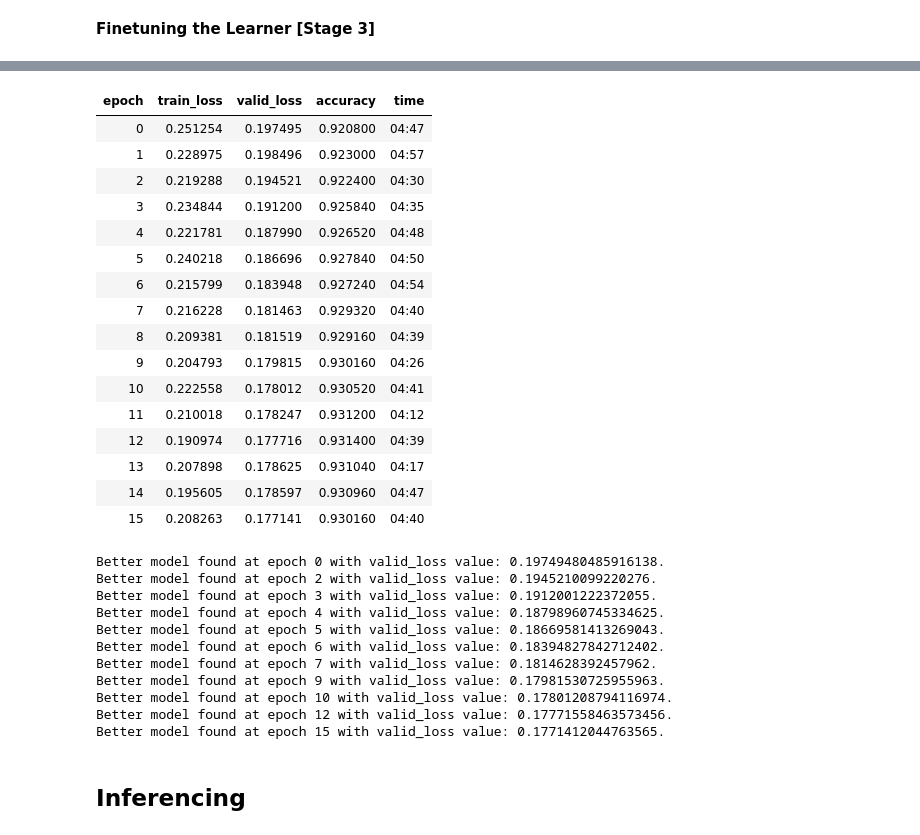
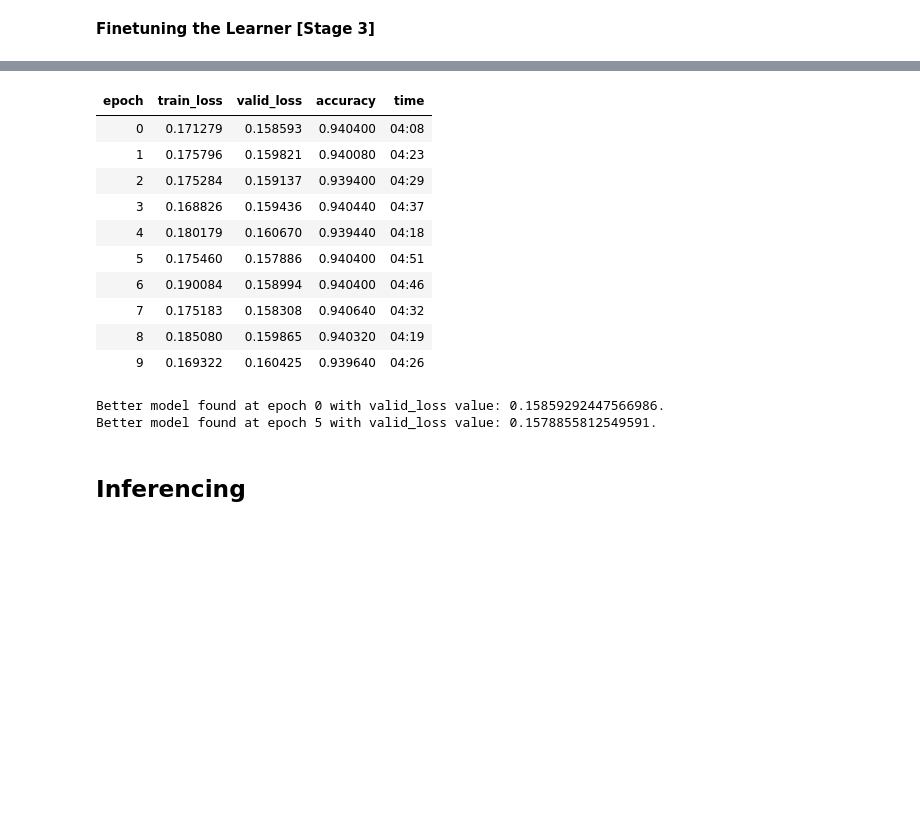
Before and after one commit to rdutta1999/IMDB-Reviews-Classification, a Jupyter notebook: IMDB-Reviews-Classification.ipynb, the cells around one changed output, grey strips where cells are left out. Drawn from its saved outputs; the diff is of its cells as text; code cells hidden in the pictures; blank space fills up the shorter version.

```diff
--- a/IMDB-Reviews-Classification.ipynb
+++ b/IMDB-Reviews-Classification.ipynb
@@ -251,5 +276,5 @@ LR Finder is complete, type {learner_name}.recorder.plot() to see the graph.
 # %%
-learning_rate = slice(1e-2)
+learning_rate = 1e-2
 learn_class.fit_one_cycle(5, max_lr = learning_rate, moms = (0.8,0.7))
 # %% [output]
 | epoch | train_loss | valid_loss | accuracy | time |
@@ -283,5 +310,5 @@ LR Finder is complete, type {learner_name}.recorder.plot() to see the graph.
 # %%
-learning_rate = slice(1e-5, 1e-4)
-learn_class.fit_one_cycle(8, max_lr = learning_rate, moms = (0.8,0.7))
+learning_rate = slice(1e-3/(2.6**4), 1e-3)
+learn_class.fit_one_cycle(5, max_lr = learning_rate, moms = (0.8,0.7))
 # %% [output]
 | epoch | train_loss | valid_loss | accuracy | time |
@@ -318,5 +342,5 @@ LR Finder is complete, type {learner_name}.recorder.plot() to see the graph.
 # %%
-learning_rate = slice(1e-6, 1e-5)
-learn_class.fit_one_cycle(11, max_lr = learning_rate, moms = (0.8,0.7))
+learning_rate = slice(1e-4/(2.6**4), 1e-4)
+learn_class.fit_one_cycle(5, max_lr = learning_rate, moms = (0.8,0.7))
 # %% [output]
 | epoch | train_loss | valid_loss | accuracy | time |
@@ -356,35 +374,20 @@ LR Finder is complete, type {learner_name}.recorder.plot() to see the graph.
 # %%
-learning_rate = slice(1e-6, 1e-4)
-learn_class.fit_one_cycle(16, max_lr = learning_rate, moms = (0.8,0.7), callbacks = SaveModelCallback(learn_class, name = 'lc_unfreezed_stage3'))
+learning_rate = slice(1e-5/(2.6**4), 1e-5)
+learn_class.fit_one_cycle(10, max_lr = learning_rate, moms = (0.8,0.7), callbacks = SaveModelCallback(learn_class, name = 'lc_unfreezed_stage3'))
 # %% [output]
 | epoch | train_loss | valid_loss | accuracy | time |
-| 0 | 0.251254 | 0.197495 | 0.920800 | 04:47 |
-| 1 | 0.228975 | 0.198496 | 0.923000 | 04:57 |
-| 2 | 0.219288 | 0.194521 | 0.922400 | 04:30 |
-| 3 | 0.234844 | 0.191200 | 0.925840 | 04:35 |
-| 4 | 0.221781 | 0.187990 | 0.926520 | 04:48 |
-| 5 | 0.240218 | 0.186696 | 0.927840 | 04:50 |
-| 6 | 0.215799 | 0.183948 | 0.927240 | 04:54 |
-| 7 | 0.216228 | 0.181463 | 0.929320 | 04:40 |
-| 8 | 0.209381 | 0.181519 | 0.929160 | 04:39 |
-| 9 | 0.204793 | 0.179815 | 0.930160 | 04:26 |
-| 10 | 0.222558 | 0.178012 | 0.930520 | 04:41 |
-| 11 | 0.210018 | 0.178247 | 0.931200 | 04:12 |
-| 12 | 0.190974 | 0.177716 | 0.931400 | 04:39 |
-| 13 | 0.207898 | 0.178625 | 0.931040 | 04:17 |
-| 14 | 0.195605 | 0.178597 | 0.930960 | 04:47 |
-| 15 | 0.208263 | 0.177141 | 0.930160 | 04:40 |
+| 0 | 0.171279 | 0.158593 | 0.940400 | 04:08 |
+| 1 | 0.175796 | 0.159821 | 0.940080 | 04:23 |
+| 2 | 0.175284 | 0.159137 | 0.939400 | 04:29 |
+| 3 | 0.168826 | 0.159436 | 0.940440 | 04:37 |
+| 4 | 0.180179 | 0.160670 | 0.939440 | 04:18 |
+| 5 | 0.175460 | 0.157886 | 0.940400 | 04:51 |
+| 6 | 0.190084 | 0.158994 | 0.940400 | 04:46 |
+| 7 | 0.175183 | 0.158308 | 0.940640 | 04:32 |
+| 8 | 0.185080 | 0.159865 | 0.940320 | 04:19 |
+| 9 | 0.169322 | 0.160425 | 0.939640 | 04:26 |
-Better model found at epoch 0 with valid_loss value: 0.19749480485916138.
-Better model found at epoch 2 with valid_loss value: 0.1945210099220276.
-Better model found at epoch 3 with valid_loss value: 0.1912001222372055.
-Better model found at epoch 4 with valid_loss value: 0.18798960745334625.
-Better model found at epoch 5 with valid_loss value: 0.18669581413269043.
-Better model found at epoch 6 with valid_loss value: 0.18394827842712402.
-Better model found at epoch 7 with valid_loss value: 0.1814628392457962.
-Better model found at epoch 9 with valid_loss value: 0.17981530725955963.
-Better model found at epoch 10 with valid_loss value: 0.17801208794116974.
-Better model found at epoch 12 with valid_loss value: 0.17771558463573456.
-Better model found at epoch 15 with valid_loss value: 0.1771412044763565.
+Better model found at epoch 0 with valid_loss value: 0.15859292447566986.
+Better model found at epoch 5 with valid_loss value: 0.1578855812549591.
 # %% [markdown]
 ## Inferencing
 # %%
```
Also changed, not shown: parts of 27 cells of this notebook, 2 other files.
